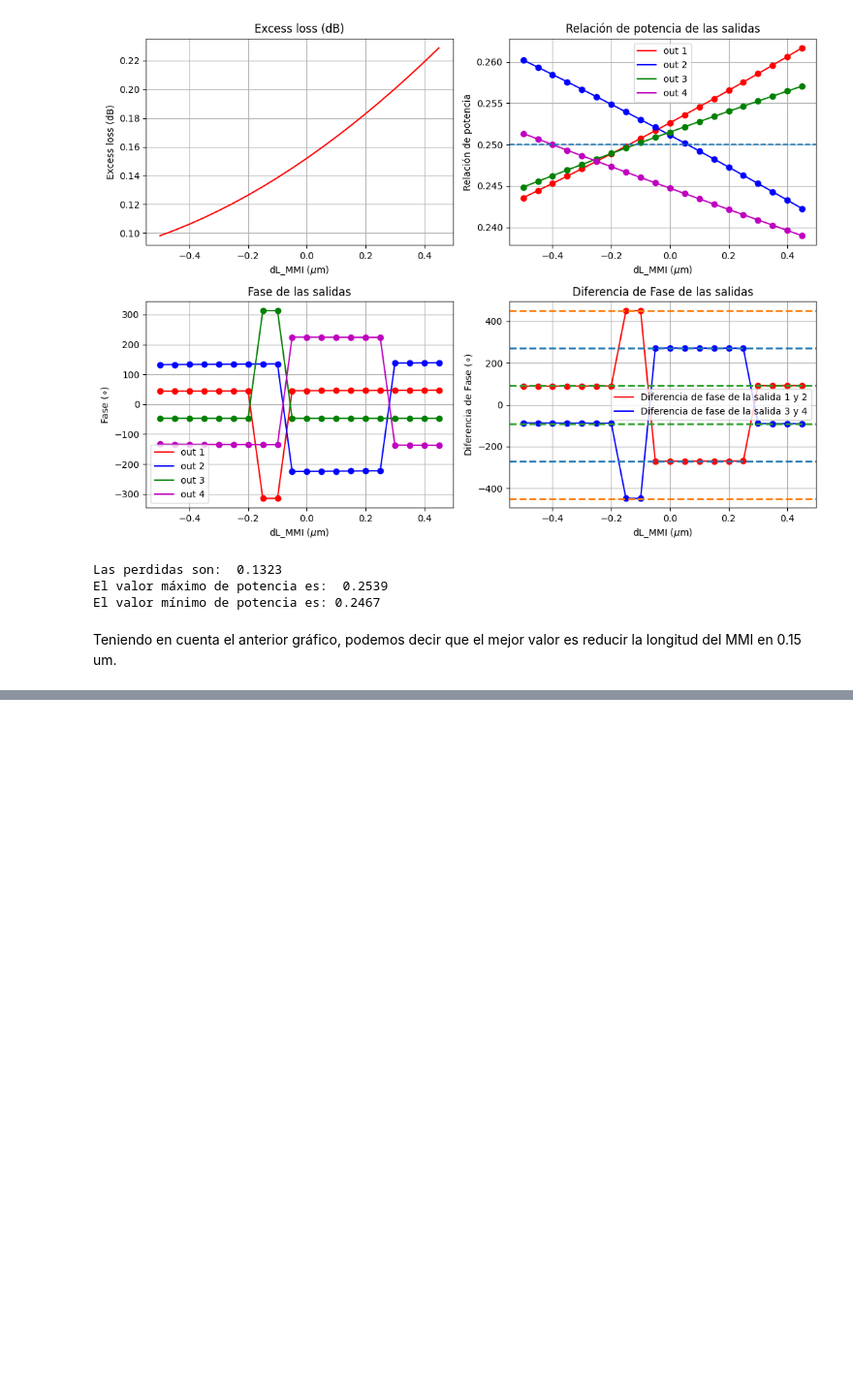
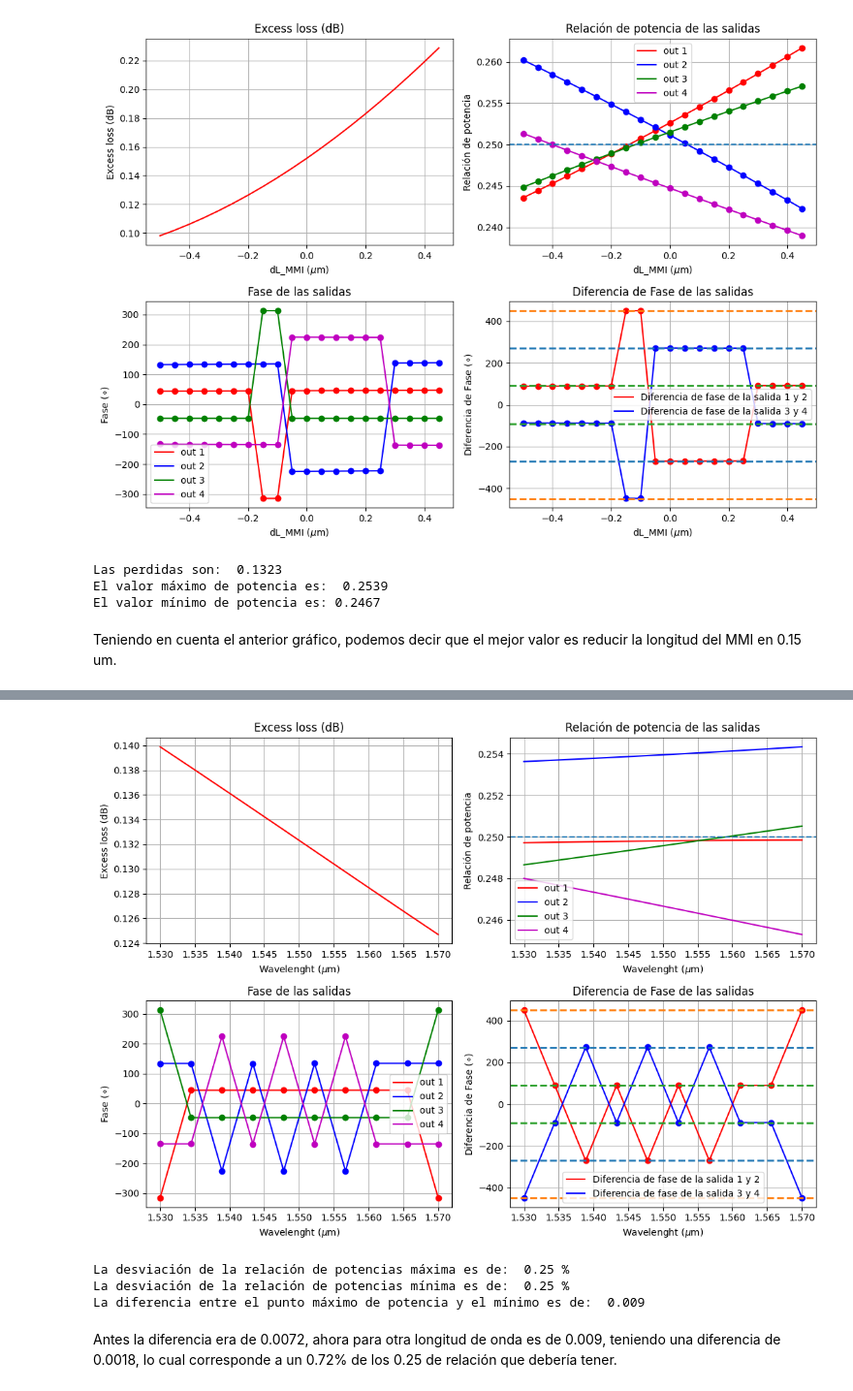
Before and after one commit to PauDaniOrtiz/pic-upv-TFM-Paula-Ortiz, a Jupyter notebook: MMI_2X4.ipynb, the cells around one changed output, grey strips where cells are left out. Shown at 97% size. Saved outputs shown, nothing was run; the diff lists cells and outputs as text; code cells hidden in the pictures; blank space fills up the shorter version.

```diff
--- a/MMI_2X4.ipynb
+++ b/MMI_2X4.ipynb
@@ -2014,0 +2246,68 @@ La diferencia entre las longitudes de acoplo en el bandwidth es de:  0.539 um
+# %%
+
+fig, axs = plt.subplots(2, 2, figsize=(11, 8))
+
+
+axs[0,0].plot(wvl_c, array_EL, 'r')
+axs[0,0].set_title('Excess loss (dB)')
+axs[0,0].set_xlabel('Wavelenght ($\mu$m)')
+axs[0,0].set_ylabel('Excess loss (dB)')
+axs[0,0].grid(True)
+
+axs[0,1].plot(wvl_c, array_power_out1, 'r',label='out 1')
+axs[0,1].plot(wvl_c, array_power_out2, 'b',label='out 2')
+axs[0,1].plot(wvl_c, array_power_out3, 'g',label='out 3')
+axs[0,1].plot(wvl_c, array_power_out4, 'm',label='out 4')
+axs[0,1].axhline(y=0.25, linestyle='--', linewidth=1.5)
+axs[0,1].set_title('Relación de potencia de las salidas')
+axs[0,1].set_xlabel('Wavelenght ($\mu$m)')
+axs[0,1].set_ylabel('Relación de potencia')
+axs[0,1].legend()
+axs[0,1].grid(True)
+
+axs[1,0].plot(wvl_c, array_phase_out1, 'r',label='out 1')
+axs[1,0].plot(wvl_c, array_phase_out2, 'b',label='out 2')
+axs[1,0].plot(wvl_c, array_phase_out3, 'g',label='out 3')
+axs[1,0].plot(wvl_c, array_phase_out4, 'm',label='out 4')
+axs[1,0].plot(wvl_c, array_phase_out1,'o',color='r')
+axs[1,0].plot(wvl_c, array_phase_out2,'o',color='b')
+axs[1,0].plot(wvl_c, array_phase_out3,'o',color='g')
+axs[1,0].plot(wvl_c, array_phase_out4,'o',color='m')
+axs[1,0].set_title('Fase de las salidas')
+axs[1,0].set_xlabel('Wavelenght ($\mu$m)')
+axs[1,0].set_ylabel('Fase ($\circ$)')
+axs[1,0].legend()
+axs[1,0].grid(True)
+
+axs[1,1].plot(wvl_c, array_phase_o1_o2, 'r',label='Diferencia de fase de la salida 1 y 2')
+axs[1,1].plot(wvl_c, array_phase_o3_o4, 'b',label='Diferencia de fase de la salida 3 y 4')
+axs[1,1].plot(wvl_c, array_phase_o1_o2, 'o',color='r')
+axs[1,1].plot(wvl_c, array_phase_o3_o4, 'o',color='b')
+axs[1,1].axhline(y=270, linestyle='--', linewidth=2,color='tab:blue')
+axs[1,1].axhline(y=-270, linestyle='--', linewidth=2,color='tab:blue')
+axs[1,1].axhline(y=450, linestyle='--', linewidth=2,color='tab:orange')
+axs[1,1].axhline(y=-450, linestyle='--', linewidth=2,color='tab:orange')
+axs[1,1].axhline(y=90, linestyle='--', linewidth=2,color='tab:green')
+axs[1,1].axhline(y=-90, linestyle='--', linewidth=2,color='tab:green')
+axs[1,1].set_title('Diferencia de Fase de las salidas')
+axs[1,1].set_xlabel('Wavelenght ($\mu$m)')
+axs[1,1].set_ylabel('Diferencia de Fase ($\circ$)')
+axs[1,1].legend()
+axs[1,1].grid(True)
+
+
+plt.tight_layout()
+
+plt.show()
+# %% [output]
+[figure, added]
+# %%
+print("La desviación de la relación de potencias máxima es de: ", np.round(np.max(array_power_out2),2),"%")
+print("La desviación de la relación de potencias mínima es de: ", np.round(np.min(array_power_out4),2),"%")
+print("La diferencia entre el punto máximo de potencia y el mínimo es de: ", np.round(np.max(array_power_out2)-np.min(array_power_out4),4) )
+# %% [output]
+La desviación de la relación de potencias máxima es de:  0.25 %
+La desviación de la relación de potencias mínima es de:  0.25 %
+La diferencia entre el punto máximo de potencia y el mínimo es de:  0.009
+# %% [markdown]
+Antes la diferencia era de 0.0072, ahora para otra longitud de onda es de 0.009, teniendo una diferencia de 0.0018, lo cual corresponde a un 0.72% de los 0.25 de relación que debería tener.
```
Also changed, not shown: parts of 15 cells of this notebook.
